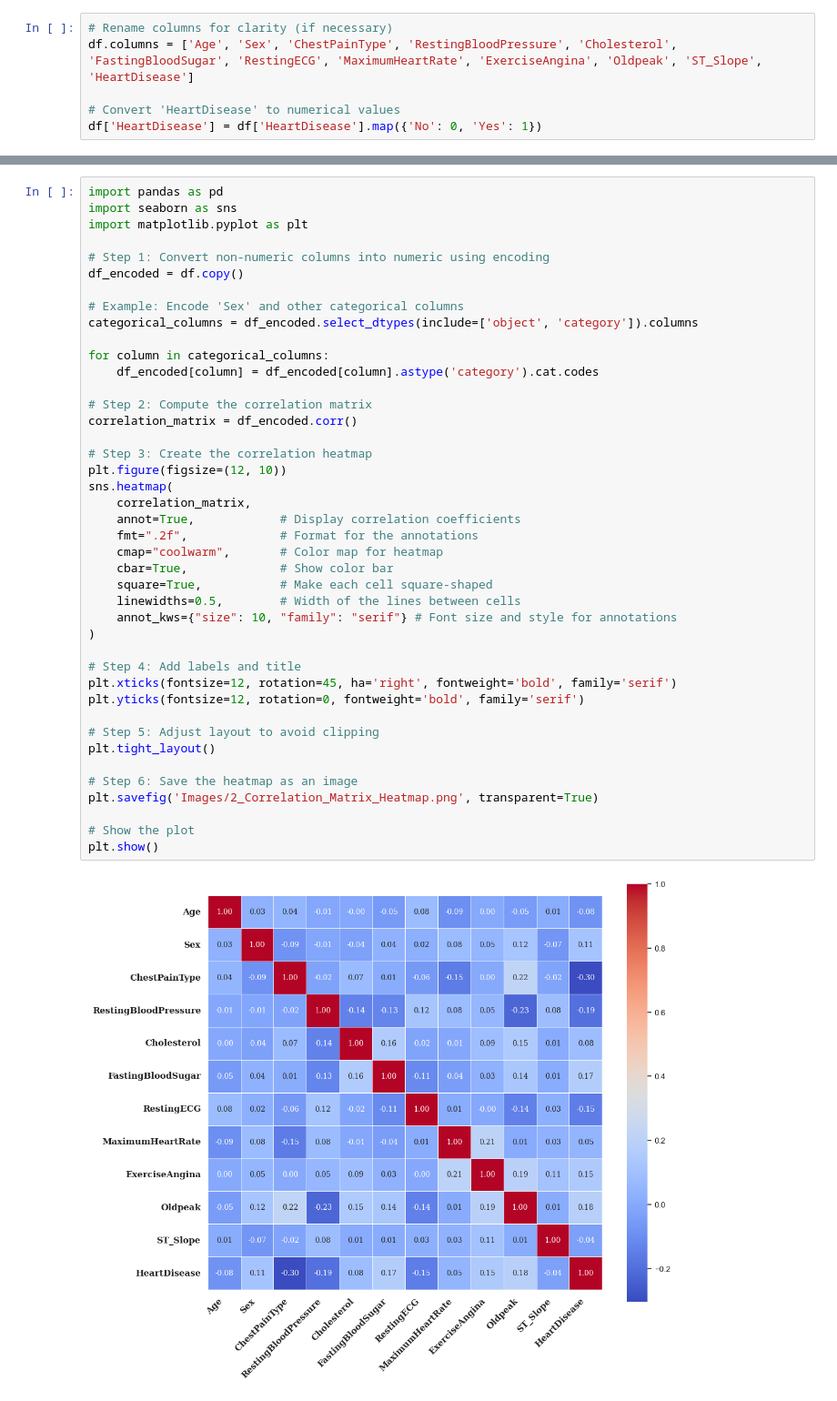
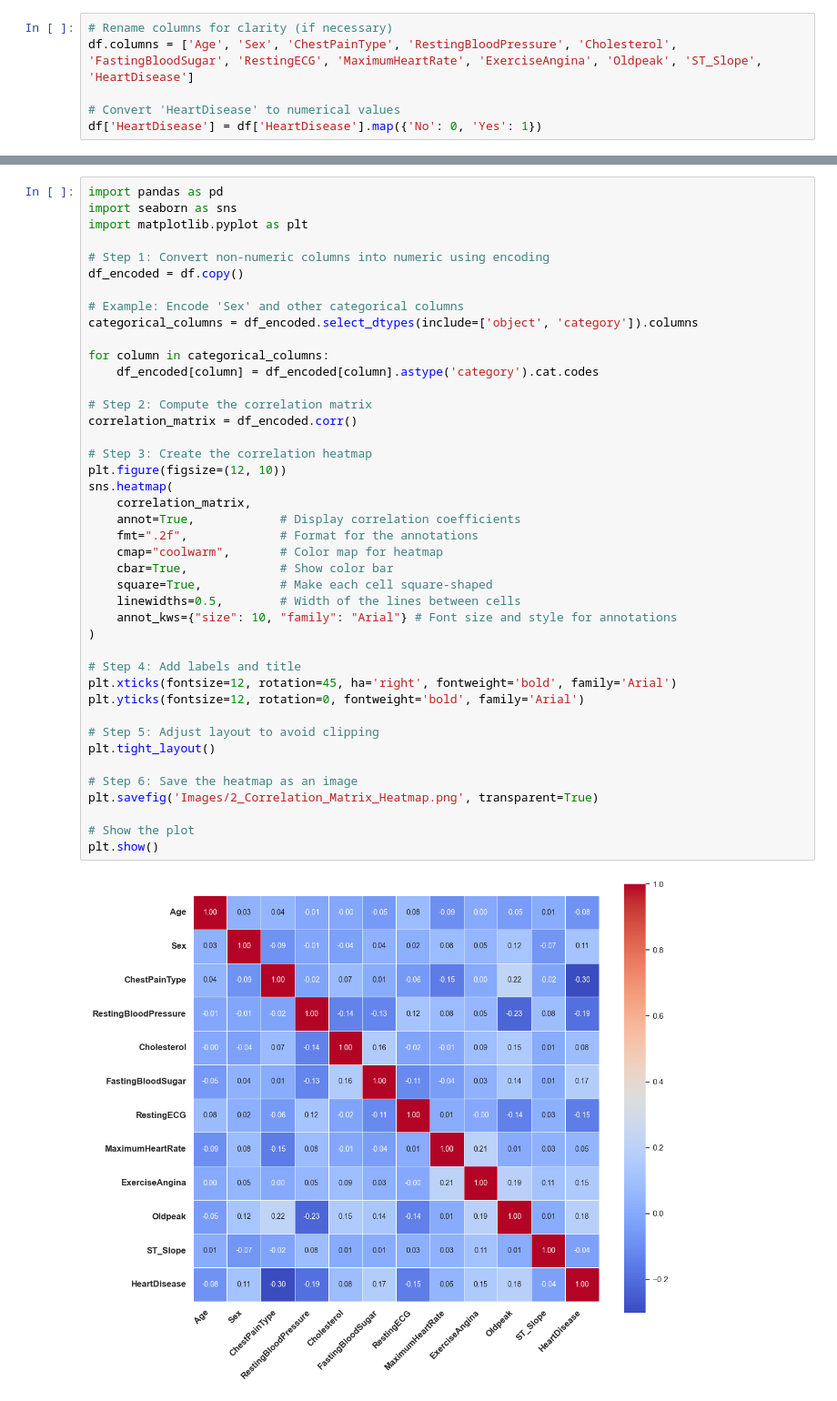
Before and after one commit to IsratTasnimEsha/Heart-Disease-Prediction, a Jupyter notebook: 2_CC_Classification_Graphs.ipynb, the cells around one changed output, grey strips where cells are left out. Shown at 91% size. Cells and saved outputs as stored; diff of their text form.

```diff
--- a/2_CC_Classification_Graphs.ipynb
+++ b/2_CC_Classification_Graphs.ipynb
@@ -93,34 +93,34 @@ categorical_columns = df_encoded.select_dtypes(include=['object', 'category']).c
 
 for column in categorical_columns:
     df_encoded[column] = df_encoded[column].astype('category').cat.codes
 
 # Step 2: Compute the correlation matrix
 correlation_matrix = df_encoded.corr()
 
 # Step 3: Create the correlation heatmap
 plt.figure(figsize=(12, 10))
 sns.heatmap(
     correlation_matrix,
     annot=True,            # Display correlation coefficients
     fmt=".2f",             # Format for the annotations
     cmap="coolwarm",       # Color map for heatmap
     cbar=True,             # Show color bar
     square=True,           # Make each cell square-shaped
     linewidths=0.5,        # Width of the lines between cells
-    annot_kws={"size": 10, "family": "serif"} # Font size and style for annotations
+    annot_kws={"size": 10, "family": "Arial"} # Font size and style for annotations
 )
 
 # Step 4: Add labels and title
-plt.xticks(fontsize=12, rotation=45, ha='right', fontweight='bold', family='serif')
-plt.yticks(fontsize=12, rotation=0, fontweight='bold', family='serif')
+plt.xticks(fontsize=12, rotation=45, ha='right', fontweight='bold', family='Arial')
+plt.yticks(fontsize=12, rotation=0, fontweight='bold', family='Arial')
 
 # Step 5: Adjust layout to avoid clipping
 plt.tight_layout()
 
 # Step 6: Save the heatmap as an image
 plt.savefig('Images/2_Correlation_Matrix_Heatmap.png', transparent=True)
 
 # Show the plot
 plt.show()
 # %% [output]
-[figure, old version]
+[figure, new version]
```
Also changed, not shown: parts of 2 cells of this notebook, 42 other files.
